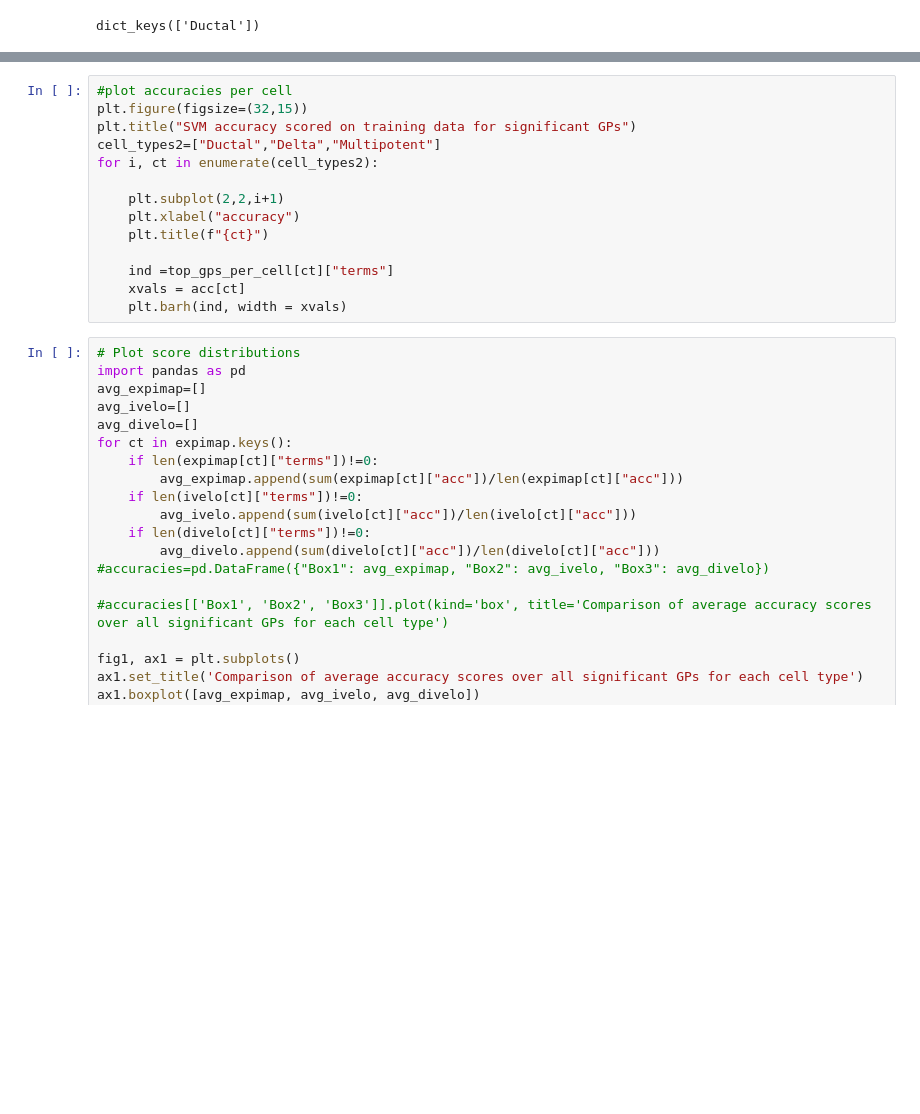
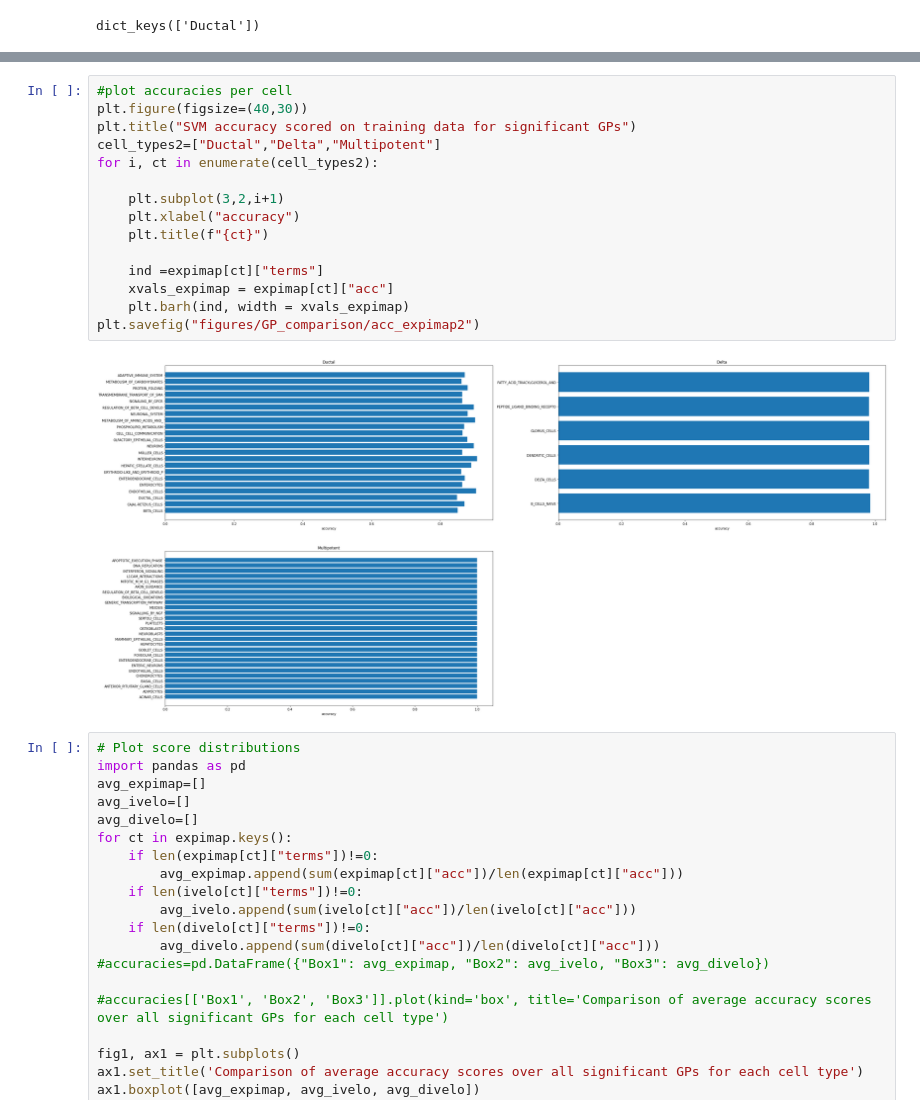
Before and after one commit to chelseabright96/velo_interpret, a Jupyter notebook: velovi/comparison.ipynb, the cells around one changed output, grey strips where cells are left out. Saved outputs shown, nothing was run; the diff lists cells and outputs as text; blank space fills up the shorter version.

```diff
--- a/velovi/comparison.ipynb
+++ b/velovi/comparison.ipynb
@@ -115,18 +95,21 @@ for i, ct in enumerate(cell_types1):
 [figure]
 # %%
 #plot accuracies per cell
-plt.figure(figsize=(32,15))
+plt.figure(figsize=(40,30))
 plt.title("SVM accuracy scored on training data for significant GPs")
 cell_types2=["Ductal","Delta","Multipotent"]
 for i, ct in enumerate(cell_types2):
 
-    plt.subplot(2,2,i+1)
+    plt.subplot(3,2,i+1)
     plt.xlabel("accuracy")
     plt.title(f"{ct}")
 
-    ind =top_gps_per_cell[ct]["terms"]
-    xvals = acc[ct]
-    plt.barh(ind, width = xvals)
+    ind =expimap[ct]["terms"]
+    xvals_expimap = expimap[ct]["acc"]
+    plt.barh(ind, width = xvals_expimap)
+plt.savefig("figures/GP_comparison/acc_expimap2")
+# %% [output]
+[figure, added]
 # %%
 # Plot score distributions
 import pandas as pd
```
Also changed, not shown: parts of 5 cells of this notebook, 7 other files.
